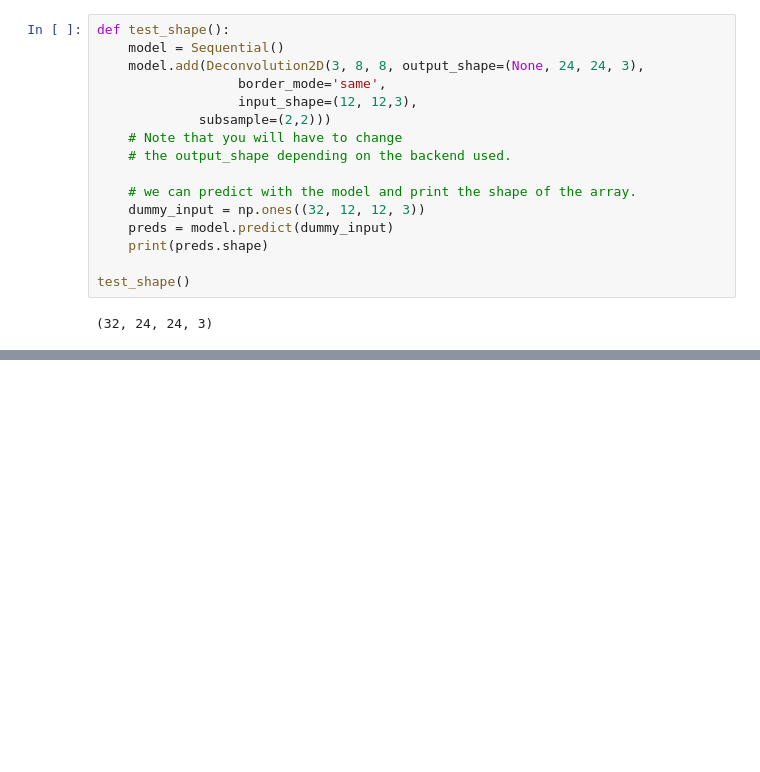
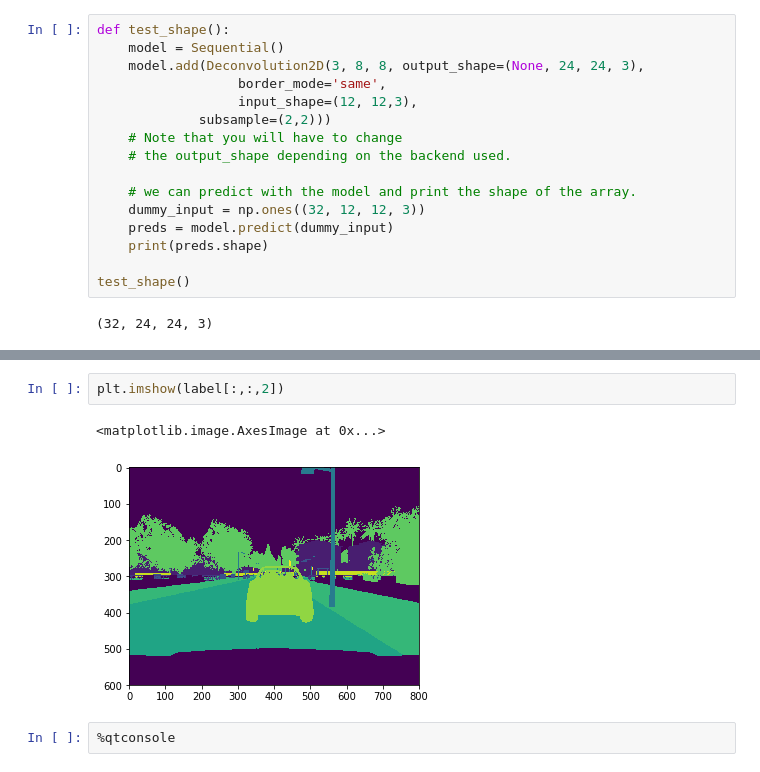
Before and after one commit to chiyuan-goh/lyft-perception-challenge, a Jupyter notebook: Untitled.ipynb, the cells around one changed output, grey strips where cells are left out. Saved outputs shown, nothing was run; the diff lists cells and outputs as text; blank space fills up the shorter version.

```diff
--- a/Untitled.ipynb
+++ b/Untitled.ipynb
@@ -168,0 +211,7 @@ SyntaxError: unexpected EOF while parsing (<ipython-input-18-29236c8cf1d5>, line
+# %%
+plt.imshow(label[:,:,2])
+# %% [output]
+<matplotlib.image.AxesImage at 0x...>
+[figure, added]
+# %%
+%qtconsole
```
Also changed, not shown: parts of 12 cells of this notebook, 2 other files.
